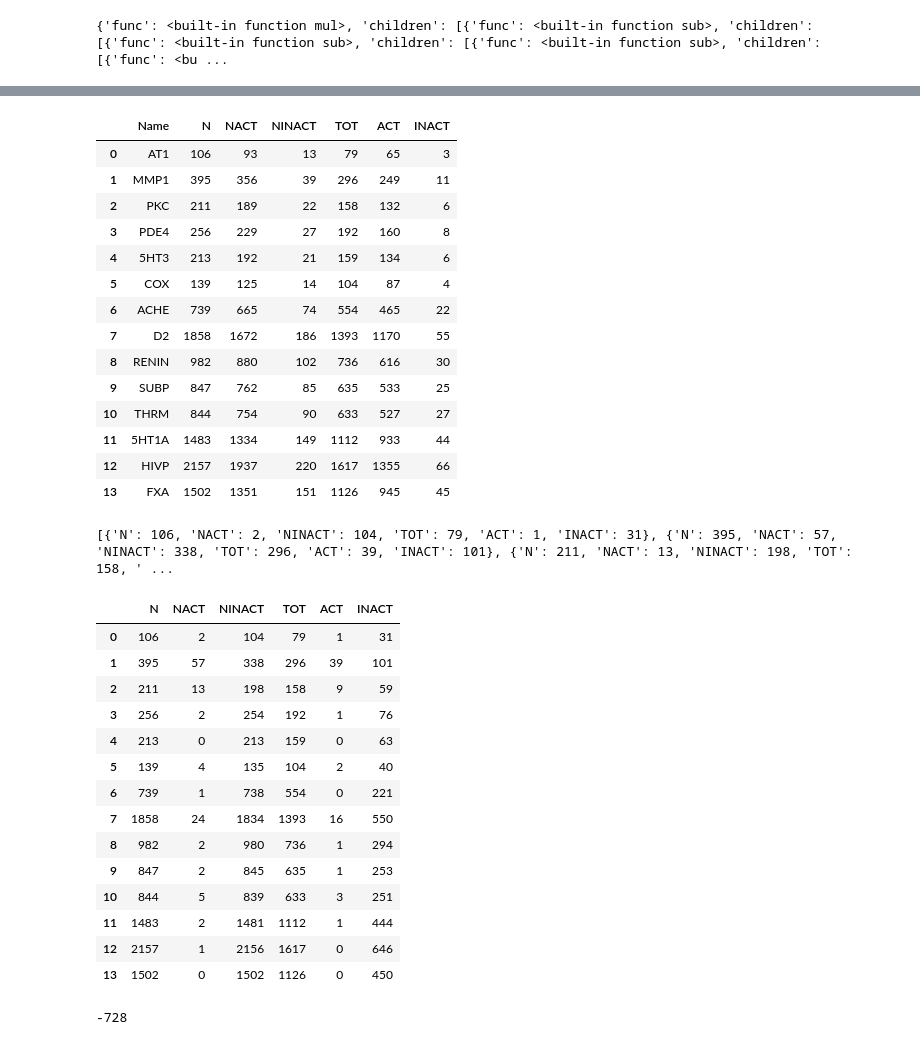
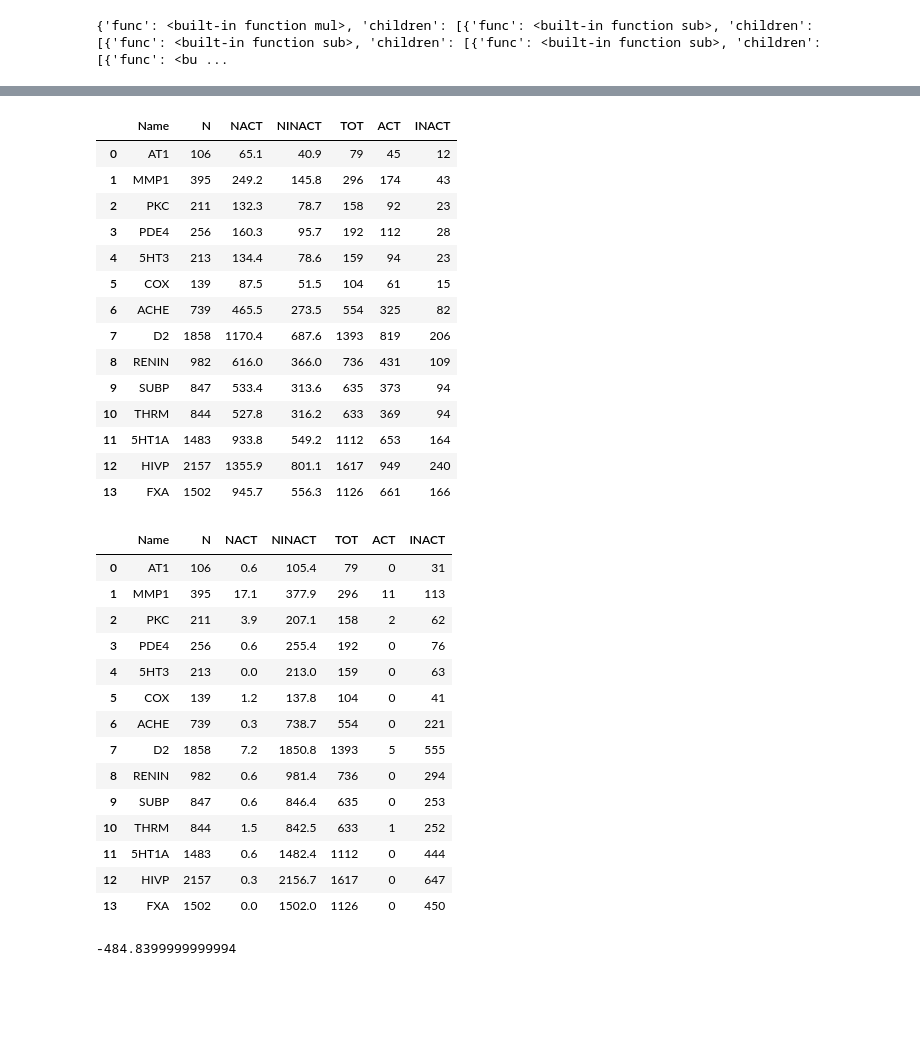
Before and after one commit to yx1226/GP-in-data-mining-for-ChemBL, a Jupyter notebook: ChemBL_LinearGP.ipynb, the cells around one changed output, grey strips where cells are left out. Cells and saved outputs as stored; diff of their text form; code cells hidden in the pictures; blank space fills up the shorter version.

```diff
--- a/ChemBL_LinearGP.ipynb
+++ b/ChemBL_LinearGP.ipynb
@@ -390,7 +361,7 @@ for dataframe in dataframes:
   N = dataframe['CLASS_LABEL'].count()
 
   # number of active compounds
-  NACT = dataframe['CLASS_LABEL'].sum()
+  NACT = dataframe['CLASS_LABEL'].sum() *0.7
 
   # number of inactive compounds
   NINACT = N - NACT
@@ -417,29 +388,32 @@ for dataframe in dataframes:
   i +=1
 # %%
 test = pd.DataFrame(df_list)
-test.to_csv("test_dataset.csv")
+test.to_csv("test_dataset_3_7.csv")
 test
 # %% [output]
 |  | Name | N | NACT | NINACT | TOT | ACT | INACT |
-| 0 | AT1 | 106 | 93 | 13 | 79 | 65 | 3 |
-| 1 | MMP1 | 395 | 356 | 39 | 296 | 249 | 11 |
-| 2 | PKC | 211 | 189 | 22 | 158 | 132 | 6 |
-| 3 | PDE4 | 256 | 229 | 27 | 192 | 160 | 8 |
-| 4 | 5HT3 | 213 | 192 | 21 | 159 | 134 | 6 |
-| 5 | COX | 139 | 125 | 14 | 104 | 87 | 4 |
-| 6 | ACHE | 739 | 665 | 74 | 554 | 465 | 22 |
-| 7 | D2 | 1858 | 1672 | 186 | 1393 | 1170 | 55 |
-| 8 | RENIN | 982 | 880 | 102 | 736 | 616 | 30 |
-| 9 | SUBP | 847 | 762 | 85 | 635 | 533 | 25 |
-| 10 | THRM | 844 | 754 | 90 | 633 | 527 | 27 |
-| 11 | 5HT1A | 1483 | 1334 | 149 | 1112 | 933 | 44 |
-| 12 | HIVP | 2157 | 1937 | 220 | 1617 | 1355 | 66 |
-| 13 | FXA | 1502 | 1351 | 151 | 1126 | 945 | 45 |
+| 0 | AT1 | 106 | 65.1 | 40.9 | 79 | 45 | 12 |
+| 1 | MMP1 | 395 | 249.2 | 145.8 | 296 | 174 | 43 |
+| 2 | PKC | 211 | 132.3 | 78.7 | 158 | 92 | 23 |
+| 3 | PDE4 | 256 | 160.3 | 95.7 | 192 | 112 | 28 |
+| 4 | 5HT3 | 213 | 134.4 | 78.6 | 159 | 94 | 23 |
+| 5 | COX | 139 | 87.5 | 51.5 | 104 | 61 | 15 |
+| 6 | ACHE | 739 | 465.5 | 273.5 | 554 | 325 | 82 |
+| 7 | D2 | 1858 | 1170.4 | 687.6 | 1393 | 819 | 206 |
+| 8 | RENIN | 982 | 616.0 | 366.0 | 736 | 431 | 109 |
+| 9 | SUBP | 847 | 533.4 | 313.6 | 635 | 373 | 94 |
+| 10 | THRM | 844 | 527.8 | 316.2 | 633 | 369 | 94 |
+| 11 | 5HT1A | 1483 | 933.8 | 549.2 | 1112 | 653 | 164 |
+| 12 | HIVP | 2157 | 1355.9 | 801.1 | 1617 | 949 | 240 |
+| 13 | FXA | 1502 | 945.7 | 556.3 | 1126 | 661 | 166 |
 # %%
 i = 0
 df_list_ = []
 # Iterate over column names
 for dataframe in dataframes:
+  Name = files[i]
+  Name = Name[31:-4].upper()
+
   df = dataframe#.iloc[:, 2:168]
 
   for column in index[0:18]:
@@ -450,13 +424,13 @@ for dataframe in dataframes:
     N = df[column].count()
 
     # number of active compounds
-    NACT = df[column].sum()
+    NACT = df[column].sum() *0.3
 
     # number of inactive compounds
     NINACT = N - NACT
 
     # total number of compounds containing fragment I
-    TOT = N * 0.75
+    TOT = N *0.75
 
     #number of active compounds containing fragment I
     ACT = NACT * 0.7
@@ -465,6 +439,7 @@ for dataframe in dataframes:
     INACT = NINACT * 0.3
 
     df_train = {
+        'Name': Name,
           'N': N,
           'NACT': NACT,
           'NINACT': NINACT,
@@ -473,31 +448,30 @@ for dataframe in dataframes:
           'INACT': int(INACT)
       }
   df_list_.append(df_train)
-print(df_list_)
+  i +=1
+# print(df_list_)
 train = pd.DataFrame(df_list_)
 
 #print(render_prog(do_xover(population[0], population[1])))
-# %% [output]
-[{'N': 106, 'NACT': 2, 'NINACT': 104, 'TOT': 79, 'ACT': 1, 'INACT': 31}, {'N': 395, 'NACT': 57, 'NINACT': 338, 'TOT': 296, 'ACT': 39, 'INACT': 101}, {'N': 211, 'NACT': 13, 'NINACT': 198, 'TOT': 158, ' ...
 # %%
-train.to_csv("train_dataset.csv")
+train.to_csv("train_dataset_7_3.csv")
 train
 # %% [output]
-|  | N | NACT | NINACT | TOT | ACT | INACT |
-| 0 | 106 | 2 | 104 | 79 | 1 | 31 |
-| 1 | 395 | 57 | 338 | 296 | 39 | 101 |
-| 2 | 211 | 13 | 198 | 158 | 9 | 59 |
-| 3 | 256 | 2 | 254 | 192 | 1 | 76 |
-| 4 | 213 | 0 | 213 | 159 | 0 | 63 |
-| 5 | 139 | 4 | 135 | 104 | 2 | 40 |
-| 6 | 739 | 1 | 738 | 554 | 0 | 221 |
-| 7 | 1858 | 24 | 1834 | 1393 | 16 | 550 |
-| 8 | 982 | 2 | 980 | 736 | 1 | 294 |
-| 9 | 847 | 2 | 845 | 635 | 1 | 253 |
-| 10 | 844 | 5 | 839 | 633 | 3 | 251 |
-| 11 | 1483 | 2 | 1481 | 1112 | 1 | 444 |
-| 12 | 2157 | 1 | 2156 | 1617 | 0 | 646 |
-| 13 | 1502 | 0 | 1502 | 1126 | 0 | 450 |
+|  | Name | N | NACT | NINACT | TOT | ACT | INACT |
+| 0 | AT1 | 106 | 0.6 | 105.4 | 79 | 0 | 31 |
+| 1 | MMP1 | 395 | 17.1 | 377.9 | 296 | 11 | 113 |
+| 2 | PKC | 211 | 3.9 | 207.1 | 158 | 2 | 62 |
+| 3 | PDE4 | 256 | 0.6 | 255.4 | 192 | 0 | 76 |
+| 4 | 5HT3 | 213 | 0.0 | 213.0 | 159 | 0 | 63 |
+| 5 | COX | 139 | 1.2 | 137.8 | 104 | 0 | 41 |
+| 6 | ACHE | 739 | 0.3 | 738.7 | 554 | 0 | 221 |
+| 7 | D2 | 1858 | 7.2 | 1850.8 | 1393 | 5 | 555 |
+| 8 | RENIN | 982 | 0.6 | 981.4 | 736 | 0 | 294 |
+| 9 | SUBP | 847 | 0.6 | 846.4 | 635 | 0 | 253 |
+| 10 | THRM | 844 | 1.5 | 842.5 | 633 | 1 | 252 |
+| 11 | 5HT1A | 1483 | 0.6 | 1482.4 | 1112 | 0 | 444 |
+| 12 | HIVP | 2157 | 0.3 | 2156.7 | 1617 | 0 | 647 |
+| 13 | FXA | 1502 | 0.0 | 1502.0 | 1126 | 0 | 450 |
 # %%
 
 def evaluate(node, row):
@@ -507,7 +481,7 @@ def evaluate(node, row):
 
 print(evaluate(program, train.iloc[0]))
 # %% [output]
--728
+-484.8399999999994
 # %%
 def safe_div(a, b):
     return a / b if b else a
```
Also changed, not shown: parts of 22 cells of this notebook.
